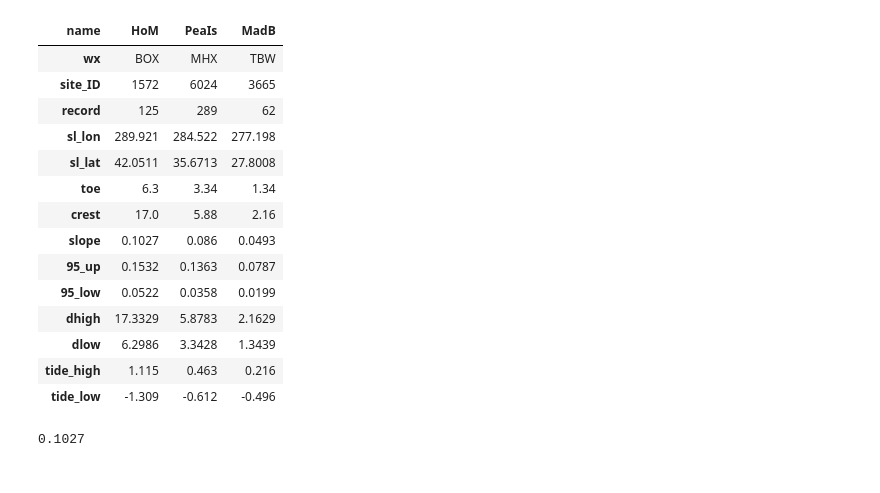
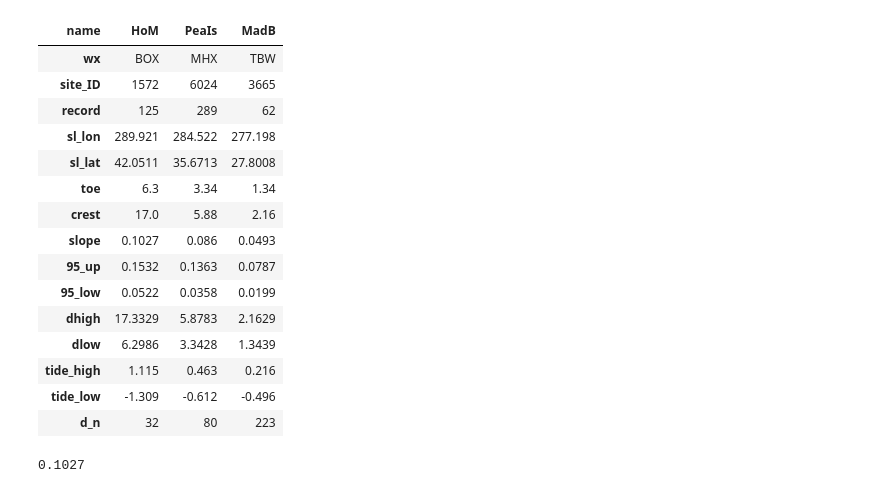
Before and after one commit to csherwood-usgs/runup, a Jupyter notebook: hom_sensitivity.ipynb, the cells around one changed output. Drawn from its saved outputs; the diff is of its cells as text; code cells hidden in the pictures.

```diff
--- a/hom_sensitivity.ipynb
+++ b/hom_sensitivity.ipynb
@@ -5,24 +5,25 @@ import matplotlib.pyplot as plt
 %run -i runup_funcs.py
 %run -i wave_funcs.py
 # %%
-dfb = pd.read_csv('d:/crs/proj/2022_runup/beaches.csv', index_col=0, header=0).T
+dfb = pd.read_csv('c:/crs/proj/2022_runup/beaches.csv', index_col=0, header=0).T
 dfb
 # %% [output]
 | name | HoM | PeaIs | MadB |
 | wx | BOX | MHX | TBW |
 | site_ID | 1572 | 6024 | 3665 |
 | record | 125 | 289 | 62 |
 | sl_lon | 289.921 | 284.522 | 277.198 |
 | sl_lat | 42.0511 | 35.6713 | 27.8008 |
 | toe | 6.3 | 3.34 | 1.34 |
 | crest | 17.0 | 5.88 | 2.16 |
 | slope | 0.1027 | 0.086 | 0.0493 |
 | 95_up | 0.1532 | 0.1363 | 0.0787 |
 | 95_low | 0.0522 | 0.0358 | 0.0199 |
 | dhigh | 17.3329 | 5.8783 | 2.1629 |
 | dlow | 6.2986 | 3.3428 | 1.3439 |
 | tide_high | 1.115 | 0.463 | 0.216 |
 | tide_low | -1.309 | -0.612 | -0.496 |
+| d_n | 32 | 80 | 223 |
 # %%
 dfb['HoM']['slope']
 # %% [output]
```
Also changed, not shown: parts of 3 cells of this notebook, 2 other files.
